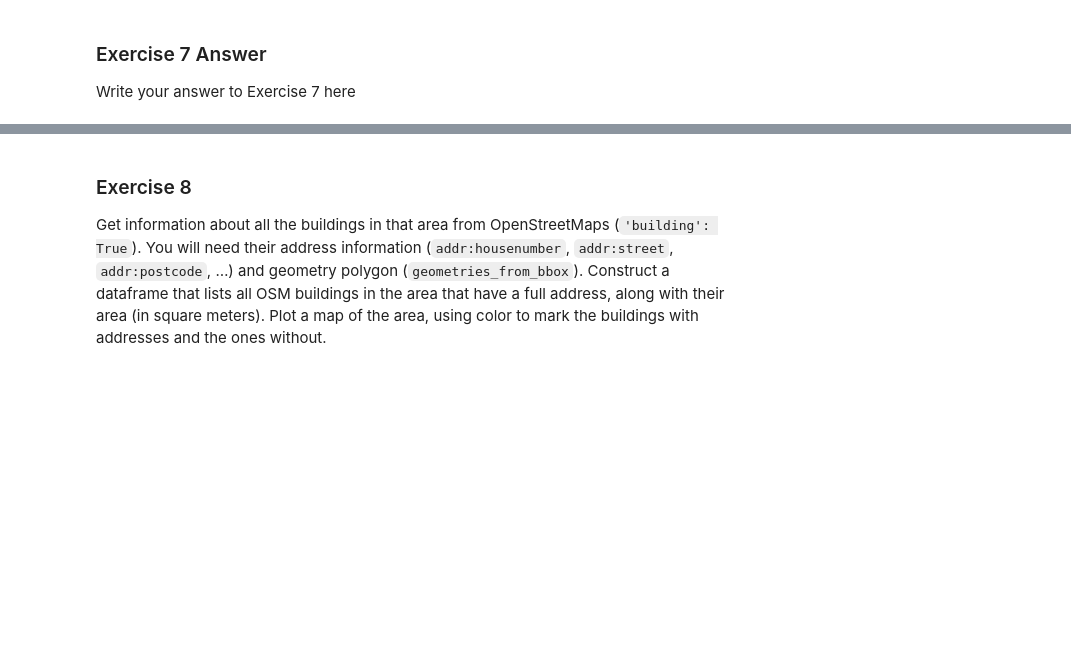
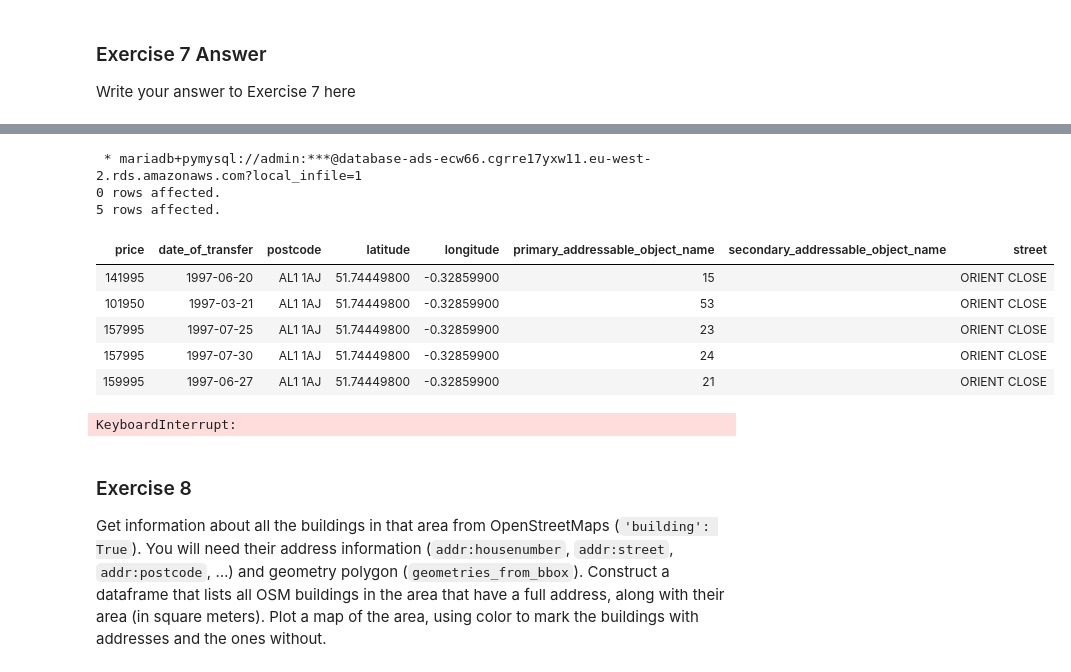
Before and after one commit to EuanWorth/ecw66_ads_2024, a Jupyter notebook: _notebooks/02-access-assess-geospatial.ipynb, the cells around one changed output, grey strips where cells are left out. Cells and saved outputs as stored; diff of their text form; code cells hidden in the pictures; blank space fills up the shorter version.

```diff
--- a/_notebooks/02-access-assess-geospatial.ipynb
+++ b/_notebooks/02-access-assess-geospatial.ipynb
@@ -816,0 +907,14 @@ Write your answer to Exercise 7 here
+# %%
+%%sql
+USE `ads_2024`;
+SELECT pp.price, pp.date_of_transfer, po.postcode, po.latitude, po.longitude, pp.primary_addressable_object_name, pp.secondary_addressable_object_name, pp.street FROM pp_data AS pp INNER JOIN postcode_data AS po ON pp.postcode = po.postcode WHERE abs(po.latitude - 52.1951) < 0.008993216059187304 AND abs(po.longitude - 0.1313) < 0.014671432833259083 AND pp.date_of_transfer > '2020-01-01' and pp.property_type = 'D' or pp.property_type = 'T' or pp.property_type = 'S' LIMIT 5;
+# %% [output]
+ * mariadb+pymysql://admin:***@database-ads-ecw66.cgrre17yxw11.eu-west-2.rds.amazonaws.com?local_infile=1
+0 rows affected.
+5 rows affected.
+| price | date_of_transfer | postcode | latitude | longitude | primary_addressable_object_name | secondary_addressable_object_name | street |
+| 141995 | 1997-06-20 | AL1 1AJ | 51.74449800 | -0.32859900 | 15 |  | ORIENT CLOSE |
+| 101950 | 1997-03-21 | AL1 1AJ | 51.74449800 | -0.32859900 | 53 |  | ORIENT CLOSE |
+| 157995 | 1997-07-25 | AL1 1AJ | 51.74449800 | -0.32859900 | 23 |  | ORIENT CLOSE |
+| 157995 | 1997-07-30 | AL1 1AJ | 51.74449800 | -0.32859900 | 24 |  | ORIENT CLOSE |
+| 159995 | 1997-06-27 | AL1 1AJ | 51.74449800 | -0.32859900 | 21 |  | ORIENT CLOSE |
@@ -817,3 +937,8 @@ Write your answer to Exercise 7 here
+# %%
+pp_gdf = gen_gdf(conn, 52.1951, 0.1313)
+pp_gdf
+# %% [output]
+KeyboardInterrupt:
 # %% [markdown]
 ### Exercise 8
 
```
Also changed, not shown: parts of 15 cells of this notebook.
